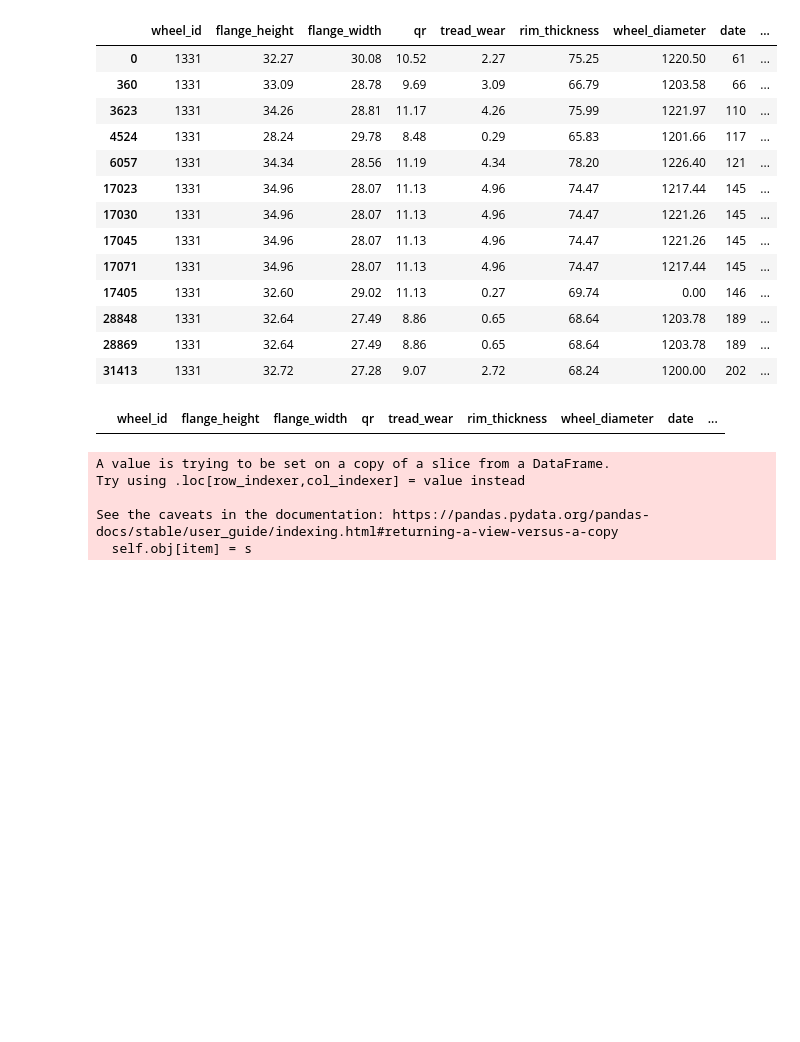
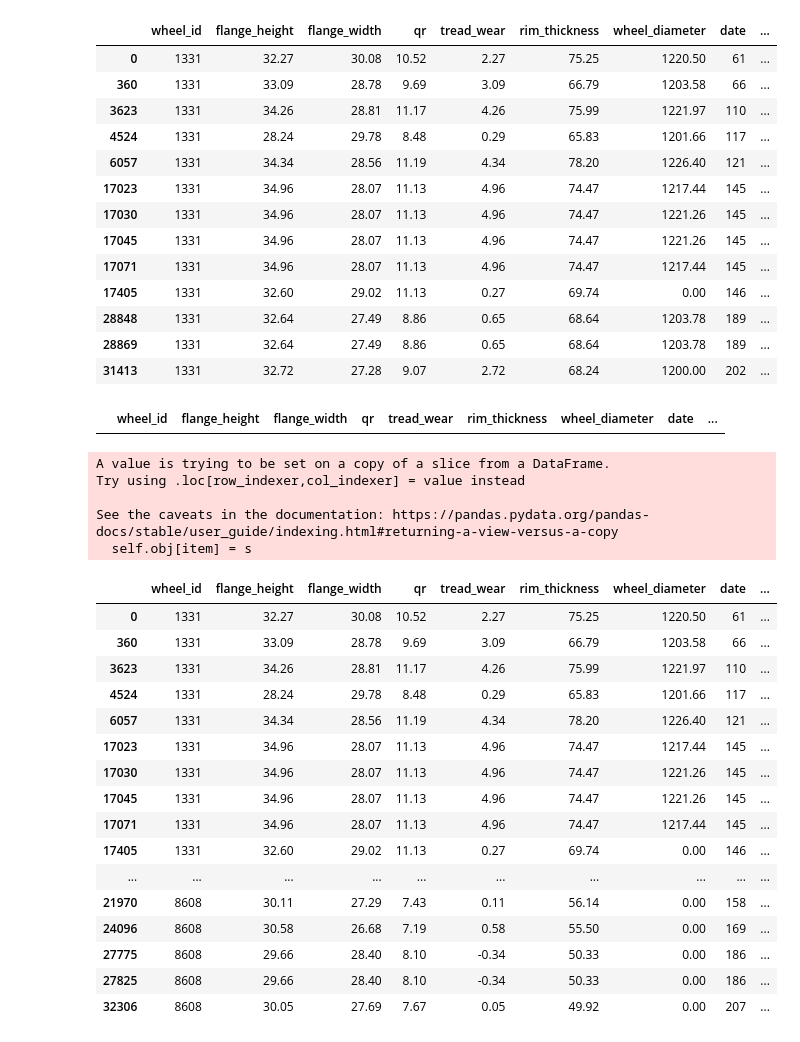
Before and after one commit to Metafiz/ml-base-2020, a Jupyter notebook: Python/train-wheels-repair-prediction.ipynb, the cells around one changed output. Cells and saved outputs as stored; diff of their text form; code cells hidden in the pictures; blank space fills up the shorter version.

```diff
--- a/Python/train-wheels-repair-prediction.ipynb
+++ b/Python/train-wheels-repair-prediction.ipynb
@@ -170,3 +171,24 @@ Try using .loc[row_indexer,col_indexer] = value instead
 
 See the caveats in the documentation: https://pandas.pydata.org/pandas-docs/stable/user_guide/indexing.html#returning-a-view-versus-a-copy
   self.obj[item] = s
+# %%
+df_new.shape
+df_new.head(20)
+# %% [output]
+|  | wheel_id | flange_height | flange_width | qr | tread_wear | rim_thickness | wheel_diameter | date | ... |
+| 0 | 1331 | 32.27 | 30.08 | 10.52 | 2.27 | 75.25 | 1220.50 | 61 | ... |
+| 360 | 1331 | 33.09 | 28.78 | 9.69 | 3.09 | 66.79 | 1203.58 | 66 | ... |
+| 3623 | 1331 | 34.26 | 28.81 | 11.17 | 4.26 | 75.99 | 1221.97 | 110 | ... |
+| 4524 | 1331 | 28.24 | 29.78 | 8.48 | 0.29 | 65.83 | 1201.66 | 117 | ... |
+| 6057 | 1331 | 34.34 | 28.56 | 11.19 | 4.34 | 78.20 | 1226.40 | 121 | ... |
+| 17023 | 1331 | 34.96 | 28.07 | 11.13 | 4.96 | 74.47 | 1217.44 | 145 | ... |
+| 17030 | 1331 | 34.96 | 28.07 | 11.13 | 4.96 | 74.47 | 1221.26 | 145 | ... |
+| 17045 | 1331 | 34.96 | 28.07 | 11.13 | 4.96 | 74.47 | 1221.26 | 145 | ... |
+| 17071 | 1331 | 34.96 | 28.07 | 11.13 | 4.96 | 74.47 | 1217.44 | 145 | ... |
+| 17405 | 1331 | 32.60 | 29.02 | 11.13 | 0.27 | 69.74 | 0.00 | 146 | ... |
+| ... | ... | ... | ... | ... | ... | ... | ... | ... | ... |
+| 21970 | 8608 | 30.11 | 27.29 | 7.43 | 0.11 | 56.14 | 0.00 | 158 | ... |
+| 24096 | 8608 | 30.58 | 26.68 | 7.19 | 0.58 | 55.50 | 0.00 | 169 | ... |
+| 27775 | 8608 | 29.66 | 28.40 | 8.10 | -0.34 | 50.33 | 0.00 | 186 | ... |
+| 27825 | 8608 | 29.66 | 28.40 | 8.10 | -0.34 | 50.33 | 0.00 | 186 | ... |
+| 32306 | 8608 | 30.05 | 27.69 | 7.67 | 0.05 | 49.92 | 0.00 | 207 | ... |
```
Also changed, not shown: parts of 5 cells of this notebook.
